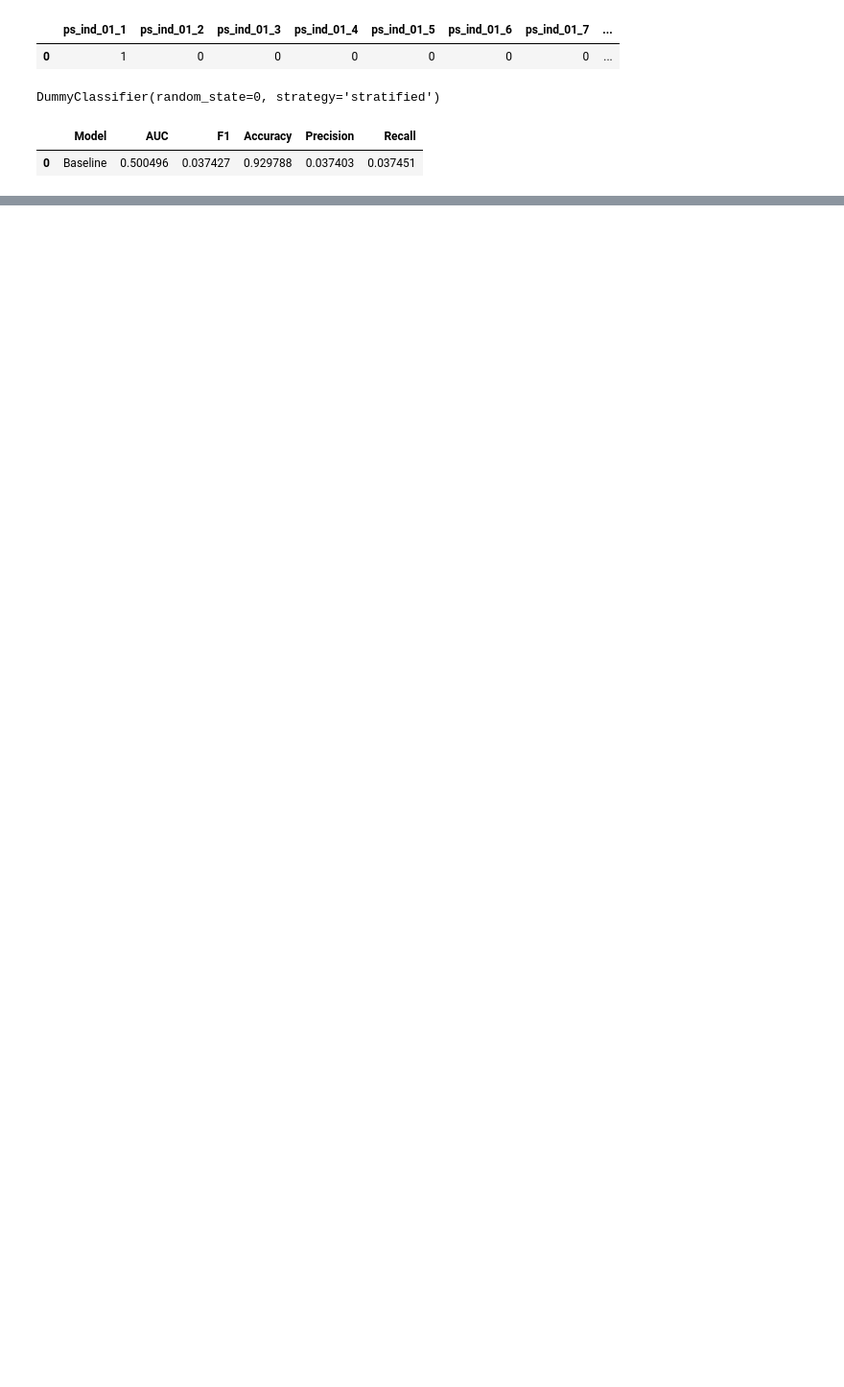
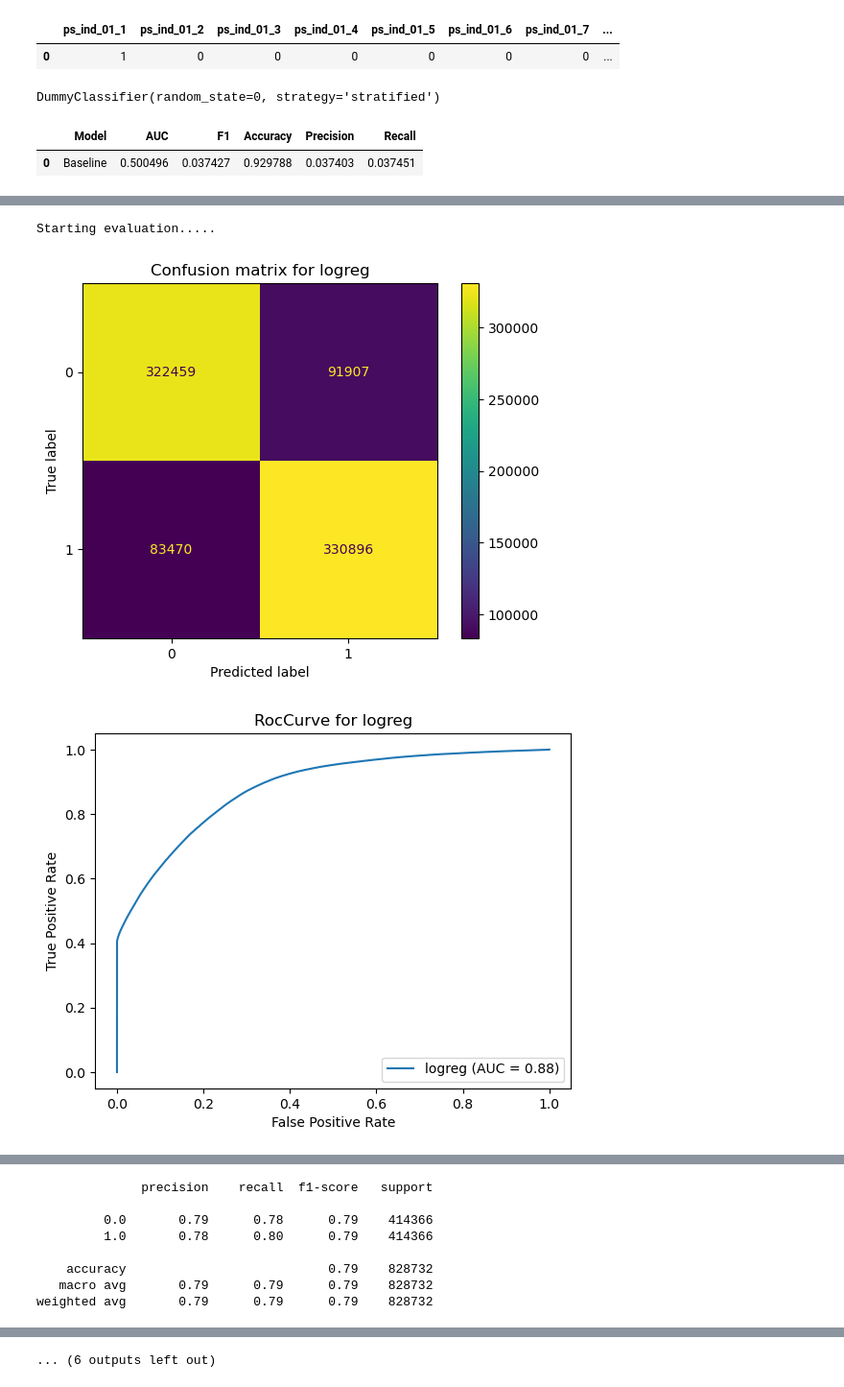
Before and after one commit to NeonStone7/Project_End_to_end_insurance_prediction, a Jupyter notebook: play/2_model_selection.ipynb, the cells around one changed output, grey strips where cells are left out. Shown at 96% size. Cells and saved outputs as stored; diff of their text form; code cells hidden in the pictures; blank space fills up the shorter version.

```diff
--- a/play/2_model_selection.ipynb
+++ b/play/2_model_selection.ipynb
@@ -210,0 +475,2 @@ metrics_dummy
+# %%
+xtrain1_samp, ytrain1_samp = smote.fit_resample(xtrain1, ytrain1)
@@ -210,0 +479,4 @@ metrics_dummy
+# %%
+enet = ElasticNet(l1_ratio = 0.5, alpha = 0.01)
+
+enet.fit(xtrain1_samp, ytrain1_samp)
@@ -210,0 +485,7 @@ metrics_dummy
+# %%
+selected_columns1 = dict(zip(xtrain1.columns.tolist(), enet.coef_.tolist()))
+# %%
+selected_columns1 = [column for column, value in selected_columns1.items() if value >= 0]
+print(len(selected_columns1))
+
+xtrain1_samp = xtrain1_samp[selected_columns1]
@@ -210,0 +494,8 @@ metrics_dummy
+# %%
+metrics1 = model_evaluation(load_models(),xtrain1_samp, ytrain1_samp, 1)
+
+metrics1
+# %% [output]
+Starting evaluation.....
+[figure, added]
+[figure, added]
@@ -210,0 +503,8 @@ metrics_dummy
+              precision    recall  f1-score   support
+
+         0.0       0.79      0.78      0.79    414366
+         1.0       0.78      0.80      0.79    414366
+
+    accuracy                           0.79    828732
+   macro avg       0.79      0.79      0.79    828732
+weighted avg       0.79      0.79      0.79    828732
@@ -210,0 +525 @@ metrics_dummy
+... (6 outputs left out)
```
Also changed, not shown: parts of 97 cells of this notebook, 6 other files.
